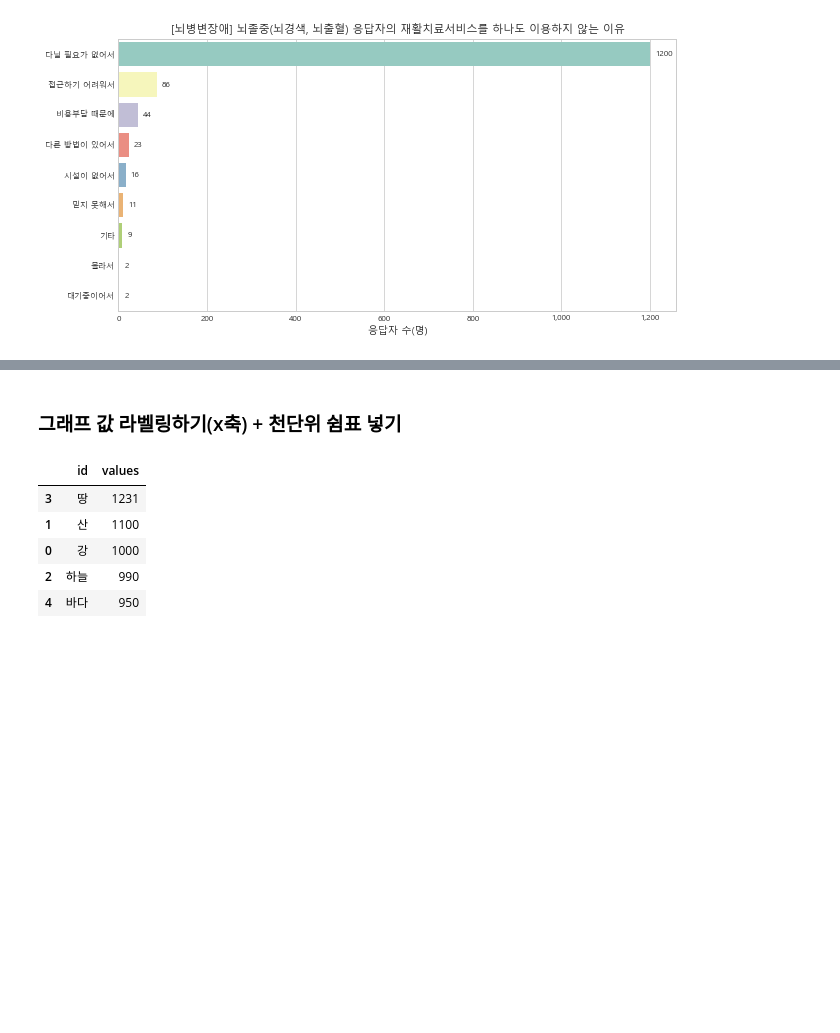
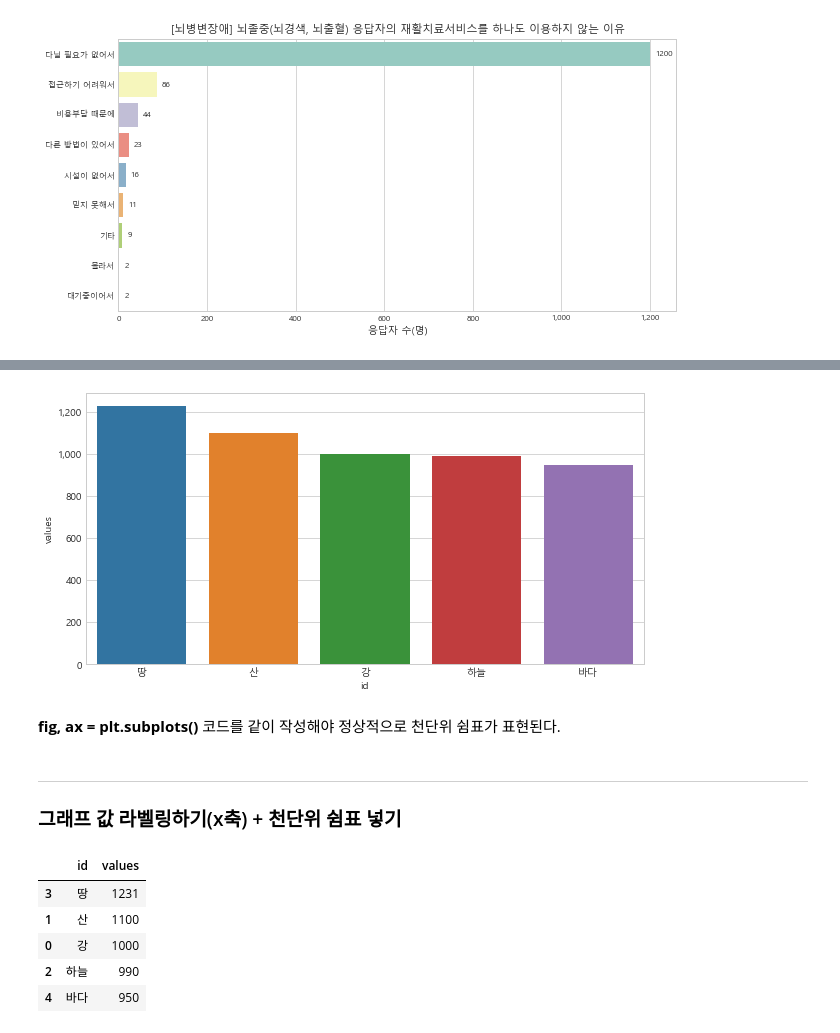
Before and after one commit to Park-Young-Bin/Python_Projects, a Jupyter notebook: 그래프 서식 설정(matplotlib, seaborn).ipynb, the cells around one changed output, grey strips where cells are left out. Drawn from its saved outputs; the diff is of its cells as text; code cells hidden in the pictures; blank space fills up the shorter version.

```diff
--- a/그래프 서식 설정(matplotlib, seaborn).ipynb
+++ b/그래프 서식 설정(matplotlib, seaborn).ipynb
@@ -97,0 +103,5 @@ plt.show()
+# %%
+df = pd.DataFrame({'id': ['강', '산', '하늘', '땅', '바다'],
+                  'values':[1000, 1100, 990, 1231, 950]}) # 예시 데이터 생성
+df.sort_values(by='values', ascending=False, inplace=True) # value 기준 내림차순
+df
@@ -98,4 +115,22 @@ plt.show()
+# %%
+fig, ax = plt.subplots(1,1)
+fig.set_size_inches(10, 5)
+
+splot = sns.barplot(data = df, x='id', y='values')
+
+### 천단위 콤마 표시(y축)
+import matplotlib.ticker as tkr
+def yfunc(y, pos):
+    s = '{:0,d}'.format(int(y))
+    return s
+y_format = tkr.FuncFormatter(yfunc)
+ax.yaxis.set_major_formatter(y_format)
+# %% [output]
+[figure, added]
+# %% [markdown]
+**fig, ax = plt.subplots()** 코드를 같이 작성해야 정상적으로 천단위 쉼표가 표현된다.
 # %% [markdown]
+---
 ### 그래프 값 라벨링하기(x축) + 천단위 쉼표 넣기
 # %%
 df = pd.DataFrame({'id': ['강', '산', '하늘', '땅', '바다'],
```
Also changed, not shown: parts of 11 cells of this notebook.
